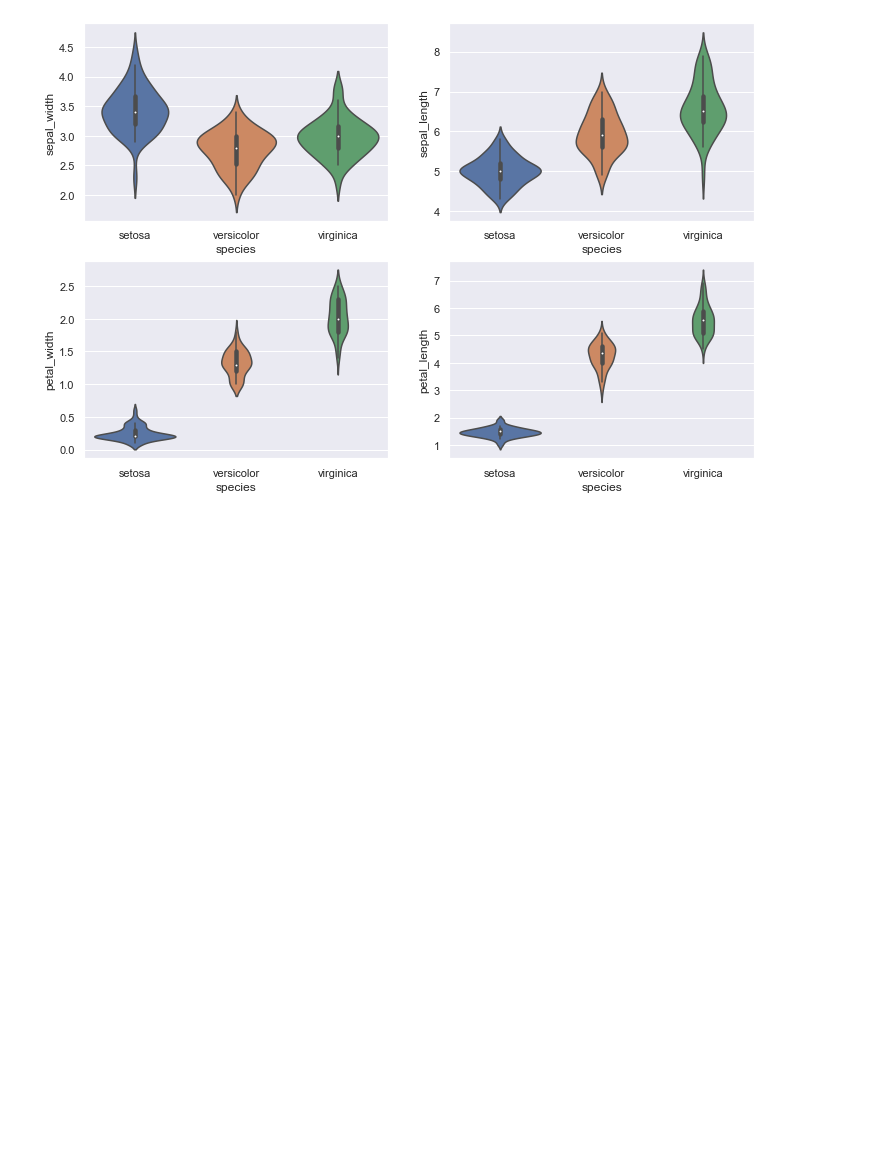
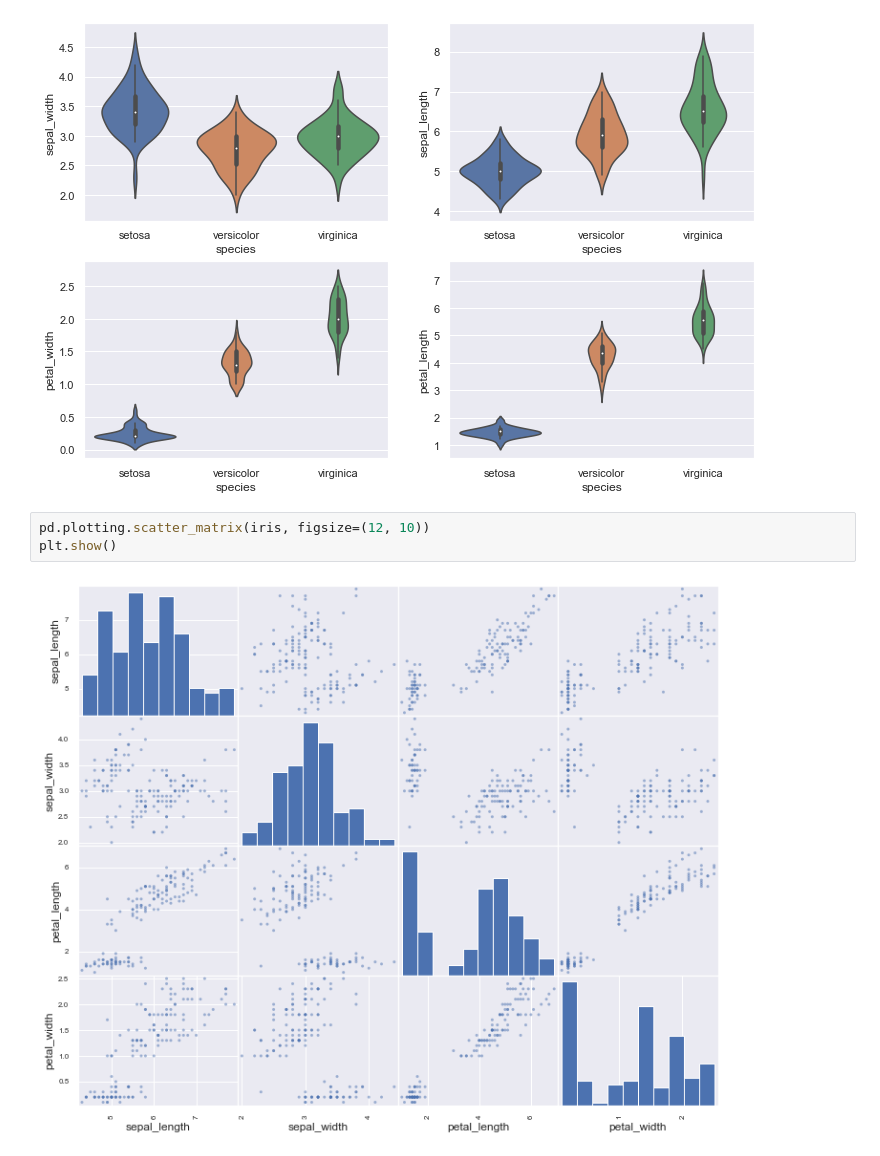
Before and after one commit to Sohando/Machine__Learning, a Jupyter notebook: Tutorial 001/iris.ipynb, the cells around one changed output. Drawn from its saved outputs; the diff is of its cells as text; blank space fills up the shorter version.

```diff
--- a/Tutorial 001/iris.ipynb
+++ b/Tutorial 001/iris.ipynb
@@ -118,3 +118,8 @@ sns.violinplot(x='species', y='petal_length', data=iris)
 # %% [output]
 <AxesSubplot:xlabel='species', ylabel='petal_length'>
 [figure]
+# %%
+pd.plotting.scatter_matrix(iris, figsize=(12, 10))
+plt.show()
+# %% [output]
+[figure, added]
```
Also changed, not shown: 2 other files.
